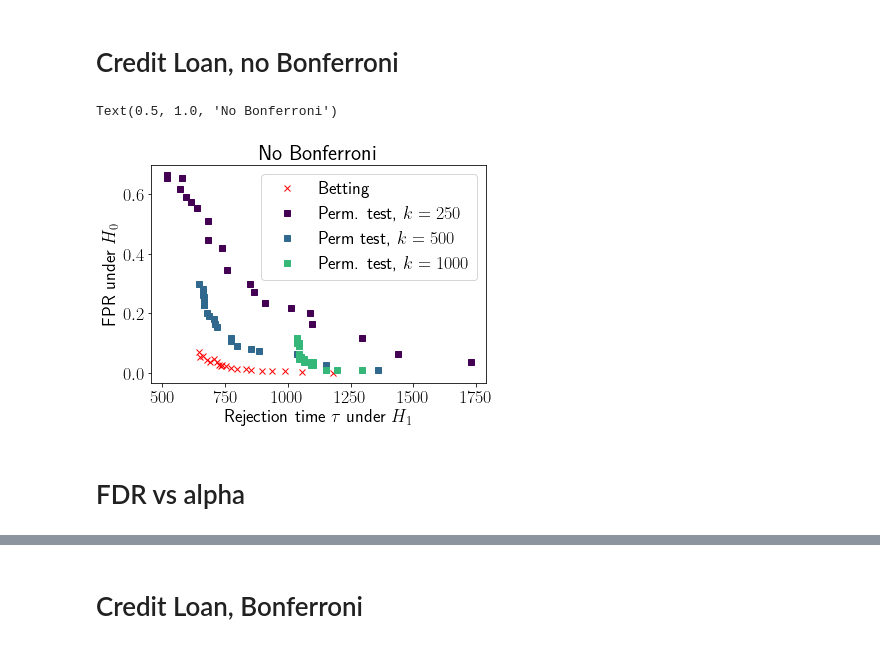
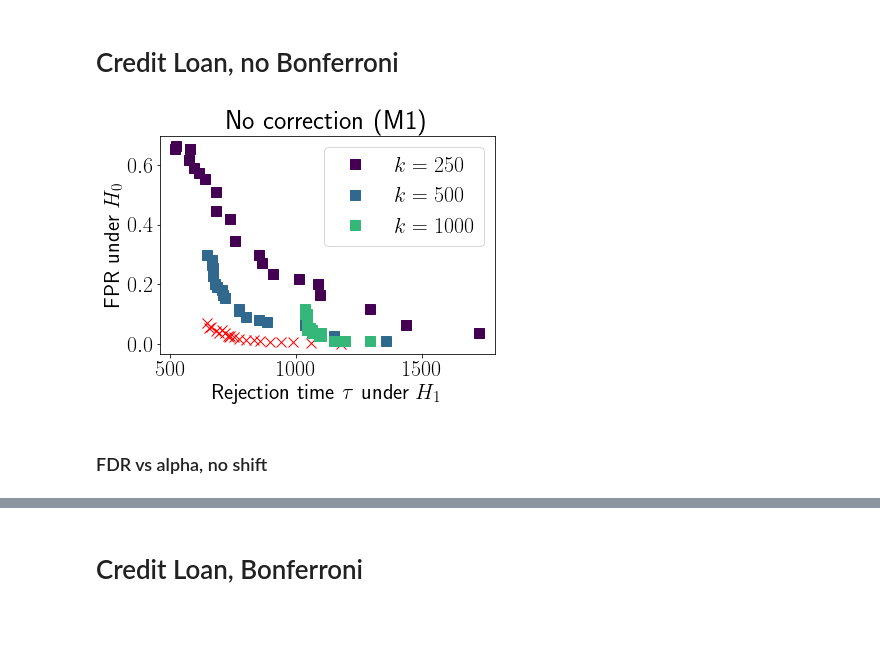
Before and after one commit to secg5/auditing_fairness_by_betting, a Jupyter notebook: plots.ipynb, the cells around one changed output, grey strips where cells are left out. Cells and saved outputs as stored; diff of their text form; code cells hidden in the pictures; blank space fills up the shorter version.

```diff
--- a/plots.ipynb
+++ b/plots.ipynb
@@ -3,38 +3,40 @@ import matplotlib.pyplot as plt
 import matplotlib as mpl
 from methods import *
 # %%
-mpl.rcParams['font.size'] = 18
+mpl.rcParams['font.size'] = 22
+mpl.rcParams['lines.markersize'] = 10
+mpl.rcParams['lines.linewidth'] = 3
 mpl.rcParams['text.usetex'] = True
 # %% [markdown]
 # Credit Loan, no Bonferroni
 # %%
 # Load Results
 
 betting_tau = load_results('betting_loan_tau')
 betting_fdr = load_results('betting_loan_fdr')
 perm_250_tau = load_results('perm_250_loan_tau')
 perm_250_fdr = load_results('perm_250_loan_fdr')
 perm_500_tau = load_results('perm_500_loan_tau')
 perm_500_fdr = load_results('perm_500_loan_fdr')
 perm_1000_tau = load_results('perm_1000_loan_tau')
 perm_1000_fdr = load_results('perm_1000_loan_fdr')
 
 
 cm = plt.get_cmap('viridis')
 cmap = [cm(i) for i in np.linspace(0,1,4)]
 
 
-plt.plot(np.mean(betting_tau, axis=0), np.mean(betting_fdr, axis=0), 'x', c='red', label='Betting')
-plt.plot(np.mean(perm_250_tau, axis=0), np.mean(perm_250_fdr, axis=0), 's', c=cmap[0], label='Perm. test, $k=250$')
-plt.plot(np.mean(perm_500_tau, axis=0), np.mean(perm_500_fdr, axis=0), 's', c=cmap[1], label='Perm test, $k=500$')
-plt.plot(np.mean(perm_1000_tau, axis=0), np.mean(perm_1000_fdr, axis=0), 's', c=cmap[2], label='Perm. test, $k=1000$')
+plt.plot(np.mean(betting_tau, axis=0), np.mean(betting_fdr, axis=0), 'x', c='red')
+plt.plot(np.mean(perm_250_tau, axis=0), np.mean(perm_250_fdr, axis=0), 's', c=cmap[0], label='$k=250$')
+plt.plot(np.mean(perm_500_tau, axis=0), np.mean(perm_500_fdr, axis=0), 's', c=cmap[1], label='$k=500$')
+plt.plot(np.mean(perm_1000_tau, axis=0), np.mean(perm_1000_fdr, axis=0), 's', c=cmap[2], label='$k=1000$')
 
 plt.legend()
 plt.xlabel('Rejection time $\\tau$ under $H_1$')
 plt.ylabel('FPR under $H_0$')
-plt.title('No Bonferroni')
+plt.title('No correction (M1)')
+plt.savefig('plots/no_correction_loan.png', dpi=300, bbox_inches='tight')
 # %% [output]
-Text(0.5, 1.0, 'No Bonferroni')
-[figure, old version]
+[figure, new version]
 # %% [markdown]
-# FDR vs alpha
+### FDR vs alpha, no shift
```
Also changed, not shown: parts of 16 cells of this notebook, 3 other files.
